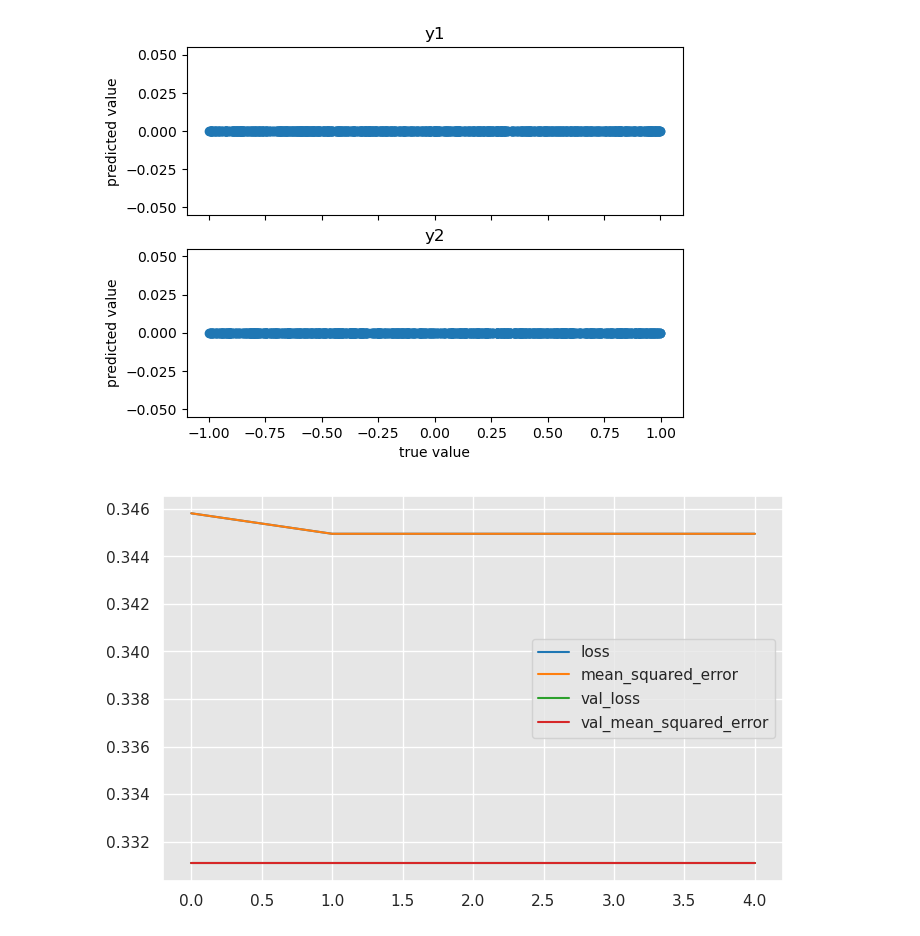
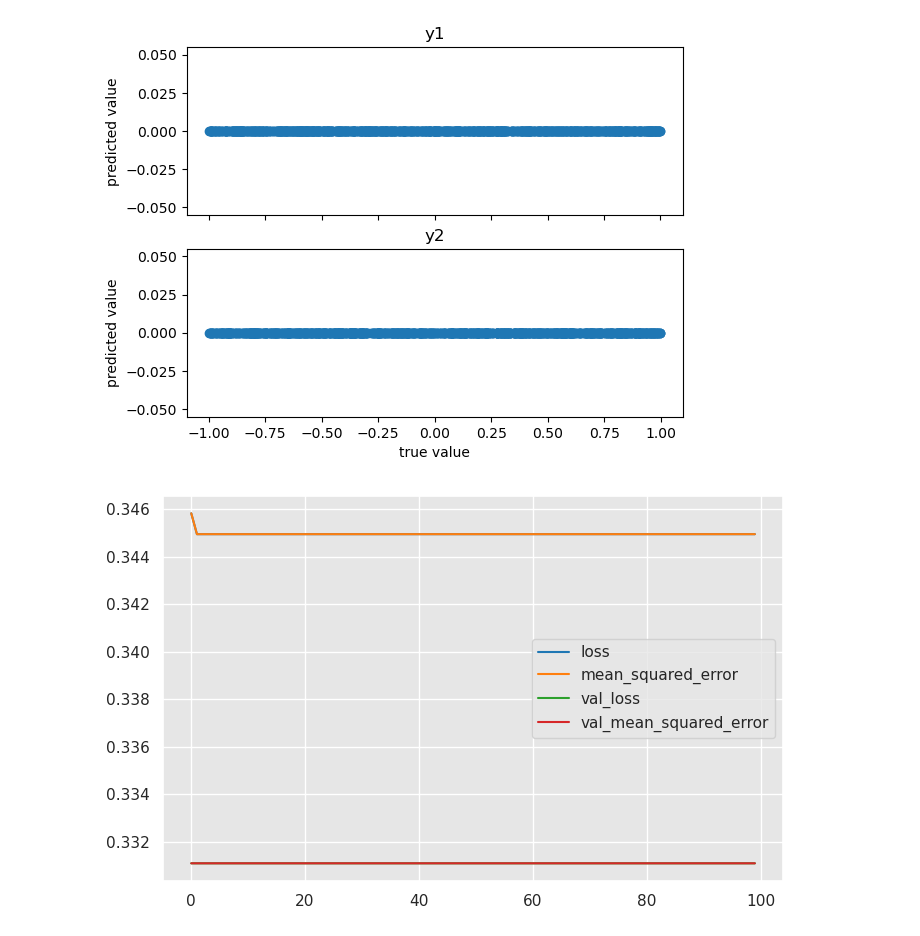
Before and after one commit to sreeragvn/FPDS-final-project-Leakage-Detection, a Jupyter notebook: leakage subclassing api.ipynb, the cells around one changed output. Cells and saved outputs as stored; diff of their text form; code cells hidden in the pictures.

```diff
--- a/leakage subclassing api.ipynb
+++ b/leakage subclassing api.ipynb
@@ -202,7 +202,15 @@ class Hidden_layer(layers.Layer):
             trainable=True, constraint=self.kernel_constraint)
 
     def call(self, inputs):
-        w = self.W
+        x = tf.matmul(inputs, self.W)
+        return x
+
+class Hidden_layer_constraint(tf.keras.constraints.Constraint):
+    # def __init__(self):
+    #     self.d = None
+
+    # @tf.function
+    def __call__(self, w):
         a = tf.reduce_mean([w[0,0], w[1,1], w[2,2], w[3,3]])
         b = tf.reduce_mean([w[0,1], w[1,0], w[1,2], w[2,1], w[0,3], w[3,0], w[2,3], w[3,2]])
         c = tf.reduce_mean([w[0,2], w[1,3], w[2,0], w[3,1]])
@@ -221,33 +229,6 @@ class Hidden_layer(layers.Layer):
         row_indices = tf.constant([0, 1, 3, 2])
         col_indices = tf.constant([2, 3, 1, 0])
         w = tf.tensor_scatter_nd_update(w, tf.stack([row_indices, col_indices], axis=1), tf.repeat(c, tf.shape(row_indices)[0]))
-        x = tf.matmul(inputs, w)
-        return x
-
-class Hidden_layer_constraint(tf.keras.constraints.Constraint):
-    # def __init__(self):
-    #     self.d = None
-
-    # @tf.function
-    def __call__(self, w):
-        # a = tf.reduce_mean([w[0,0], w[1,1], w[2,2], w[3,3]])
-        # b = tf.reduce_mean([w[0,1], w[1,0], w[1,2], w[2,1], w[0,3], w[3,0], w[2,3], w[3,2]])
-        # c = tf.reduce_mean([w[0,2], w[1,3], w[2,0], w[3,1]])
-        # # a = tf.reduce_mean(w)
-        # # b = tf.reduce_mean(w)+1
-        # # c = tf.reduce_mean(w)+2
-
-        # row_indices = tf.constant([0, 1, 2, 3])
-        # col_indices = tf.constant([0, 1, 2, 3])
-        # w = tf.tensor_scatter_nd_update(w, tf.stack([row_indices, col_indices], axis=1), tf.repeat(a, tf.shape(row_indices)[0]))
-
-        # row_indices = tf.constant([0, 0, 1, 1, 2, 2, 3, 3])
-        # col_indices = tf.constant([1, 3, 2, 0, 1, 3, 0, 2])
-        # w = tf.tensor_scatter_nd_update(w, tf.stack([row_indices, col_indices], axis=1), tf.repeat(b, tf.shape(row_indices)[0]))
-
-        # row_indices = tf.constant([0, 1, 3, 2])
-        # col_indices = tf.constant([2, 3, 1, 0])
-        # w = tf.tensor_scatter_nd_update(w, tf.stack([row_indices, col_indices], axis=1), tf.repeat(c, tf.shape(row_indices)[0]))
 
         return w
 
@@ -257,11 +238,11 @@ class Output_layer_constraint(tf.keras.constraints.Constraint):
 
     # @tf.function
     def __call__(self, w):
-        # self.d = tf.reduce_mean(w)
-        # w = w/w * self.d
-        # row_indices = tf.constant([0, 1, 1, 2])
-        # col_indices = tf.constant([1, 0, 1, 0])
-        # w = tf.tensor_scatter_nd_update(w, tf.stack([row_indices, col_indices], axis=1), tf.repeat(-self.d, tf.shape(row_indices)[0]))
+        self.d = tf.reduce_mean(w)
+        w = w/w * self.d
+        row_indices = tf.constant([0, 1, 1, 2])
+        col_indices = tf.constant([1, 0, 1, 0])
+        w = tf.tensor_scatter_nd_update(w, tf.stack([row_indices, col_indices], axis=1), tf.repeat(-self.d, tf.shape(row_indices)[0]))
         return w
 
 class Output_layer(layers.Layer):
@@ -276,12 +257,7 @@ class Output_layer(layers.Layer):
         )
 
     def call(self, inputs):
-        d = tf.reduce_mean(self.W)
-        w = self.W/self.W * d
-        row_indices = tf.constant([0, 1, 1, 2])
-        col_indices = tf.constant([1, 0, 1, 0])
-        w = tf.tensor_scatter_nd_update(w, tf.stack([row_indices, col_indices], axis=1), tf.repeat(-d, tf.shape(row_indices)[0]))
-        x = tf.matmul(inputs, w)
+        x = tf.matmul(inputs, self.W)
         return x
 
 class MyReLU(layers.Layer):
@@ -326,7 +302,7 @@ model.compile(optimizer=tf.keras.optimizers.Adam(learning_rate=scheduler),
               metrics = [tf.keras.metrics.MeanSquaredError()]
 )
 
-history = model.fit(X_train, Y_train, epochs=epochs, batch_size= batch_size, verbose=2, validation_data=(X_validation, Y_validation),
+history = model.fit(X_train, Y_train, epochs=100, batch_size= batch_size, verbose=2, validation_data=(X_validation, Y_validation),
                     # callbacks=[keras.callbacks.EarlyStopping(patience=10)]
                     )
 
@@ -365,6 +341,6 @@ rmse of y1:  0.5765931329569581
 rmse of y2:  0.5742224849220661
 [figure]
-[figure, old version]
+[figure, new version]
 # %%
 # # ----------------------------- Functional Tuning - Option 2: using Keras Tuner ------------------------------
 # # Goal: tune the learning rate
```
Also changed, not shown: parts of 2 cells of this notebook.
